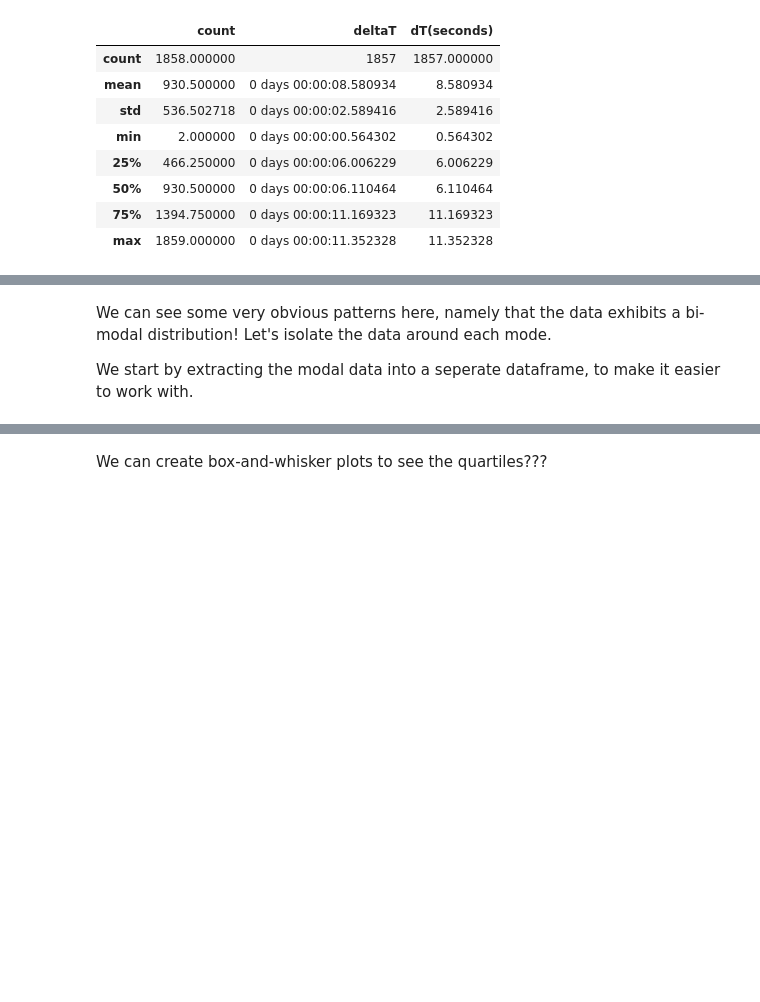
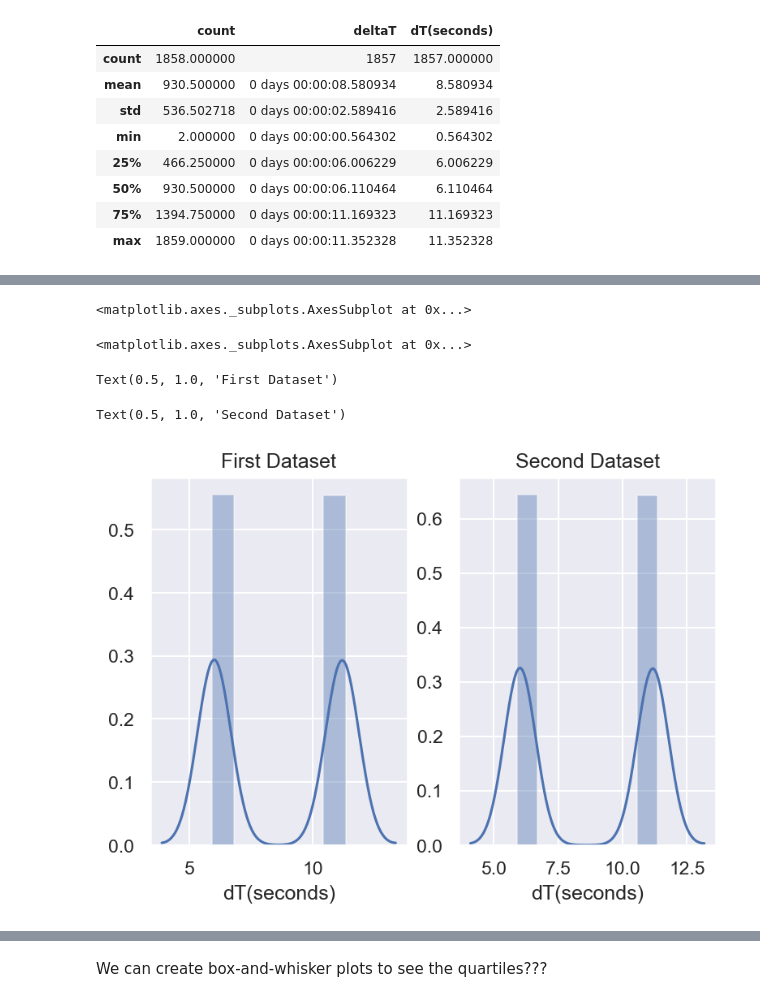
Before and after one commit to aj112358/FFX-Computer-Vision, a Jupyter notebook: Lightning Data.ipynb, the cells around one changed output, grey strips where cells are left out. Drawn from its saved outputs; the diff is of its cells as text; code cells hidden in the pictures; blank space fills up the shorter version.

```diff
--- a/Lightning Data.ipynb
+++ b/Lightning Data.ipynb
@@ -661,12 +832,19 @@ We'll start with looking at a basic statistical histogram
 # %%
+# Drawing histograms for each dataset (NO SPLIT)
+
+# Configuring the plot framework
 fig, axes = plt.subplots(nrows=1, ncols=2)
 
+# Plotting the time difference data
 sns.distplot(ffx_cleaned["dT(seconds)"], ax=axes[0])
 sns.distplot(ffx2_cleaned["dT(seconds)"], ax=axes[1])
 
-axes[0].set_title("first dataset")
-axes[1].set_title("second dataset")
+# Setting plot titles
+axes[0].set_title("First Dataset")
+axes[1].set_title("Second Dataset")
+# %% [output]
+<matplotlib.axes._subplots.AxesSubplot at 0x...>
+<matplotlib.axes._subplots.AxesSubplot at 0x...>
+Text(0.5, 1.0, 'First Dataset')
+Text(0.5, 1.0, 'Second Dataset')
+[figure, added]
-# %% [markdown]
-We can see some very obvious patterns here, namely that the data exhibits a bi-modal distribution! Let's isolate the data around each mode.
-
-We start by extracting the modal data into a seperate dataframe, to make it easier to work with.
```
Also changed, not shown: parts of 48 cells of this notebook.
